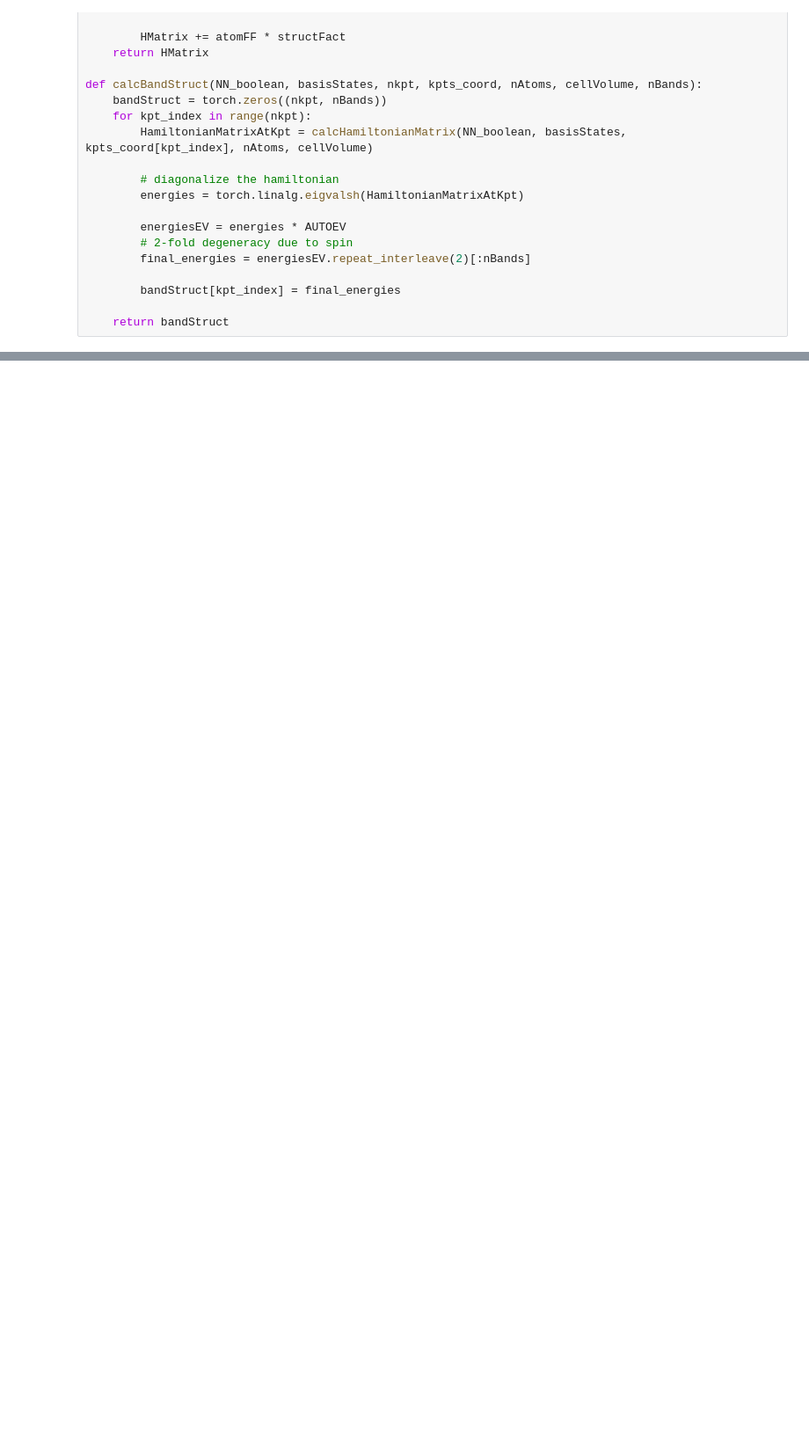
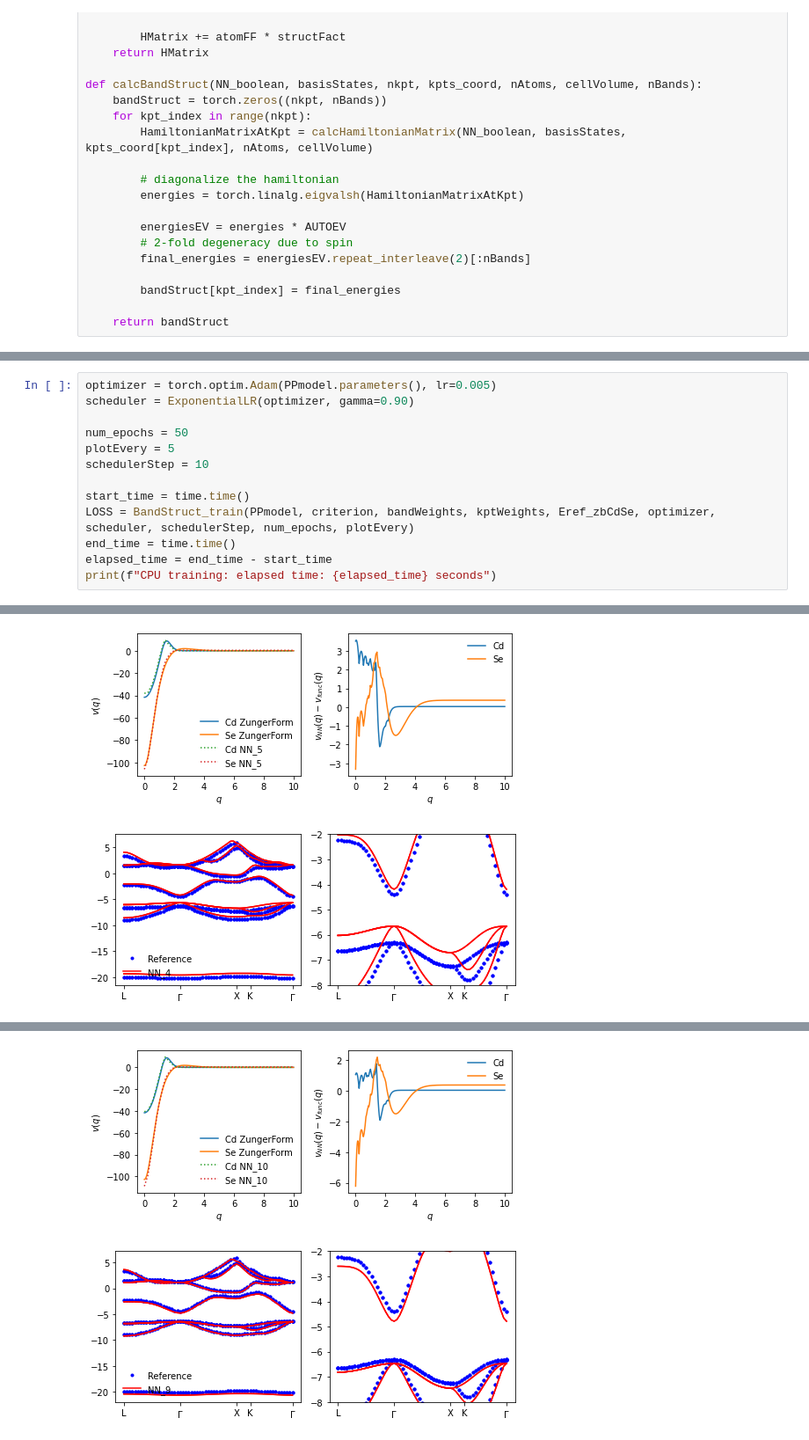
Before and after one commit to TommyLinkl/DeePseudopot, a Jupyter notebook: zbCdSe_fitting_NN_init.ipynb, the cells around one changed output, grey strips where cells are left out. Shown at 88% size. Cells and saved outputs as stored; diff of their text form; blank space fills up the shorter version.

```diff
--- a/zbCdSe_fitting_NN_init.ipynb
+++ b/zbCdSe_fitting_NN_init.ipynb
@@ -470 +494,15 @@ Epoch [4/10], Loss: 107.6377
 ... (20 outputs left out)
+# %%
+optimizer = torch.optim.Adam(PPmodel.parameters(), lr=0.005)
+scheduler = ExponentialLR(optimizer, gamma=0.90)
+
+num_epochs = 50
+plotEvery = 5
+schedulerStep = 10
+
+start_time = time.time()
+LOSS = BandStruct_train(PPmodel, criterion, bandWeights, kptWeights, Eref_zbCdSe, optimizer, scheduler, schedulerStep, num_epochs, plotEvery)
+end_time = time.time()
+elapsed_time = end_time - start_time
+print(f"CPU training: elapsed time: {elapsed_time} seconds")
+# %% [output]
@@ -470,0 +510,2 @@ Epoch [4/10], Loss: 107.6377
+[figure, added]
+[figure, added]
@@ -470,0 +513,2 @@ Epoch [4/10], Loss: 107.6377
+[figure, added]
+[figure, added]
```
Also changed, not shown: parts of 7 cells of this notebook.
